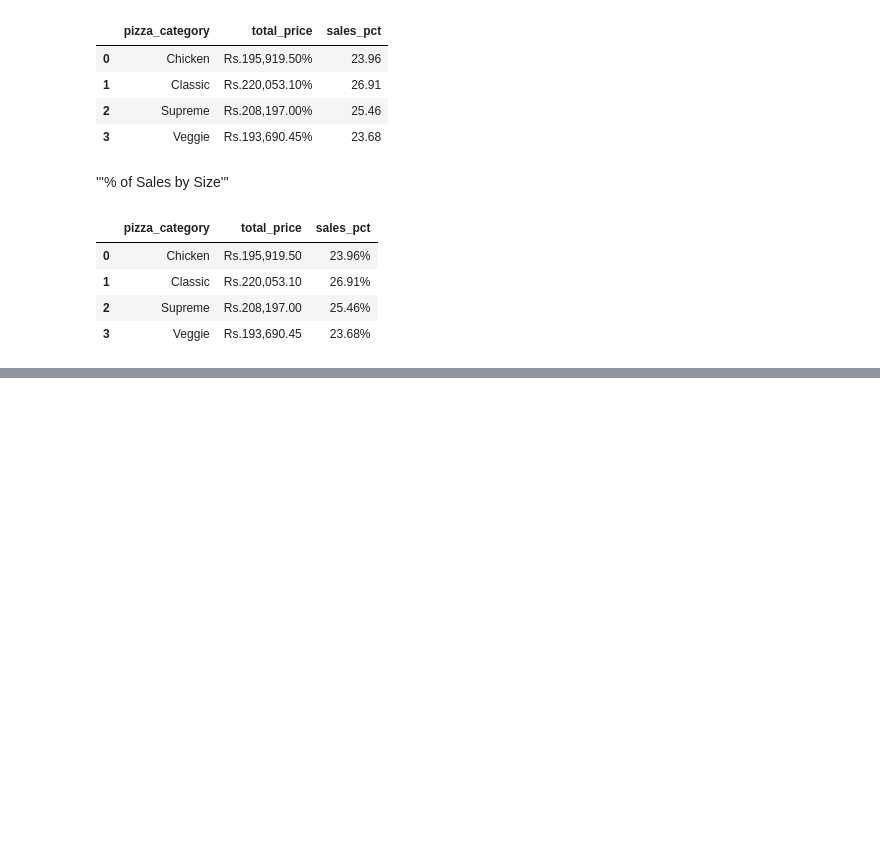
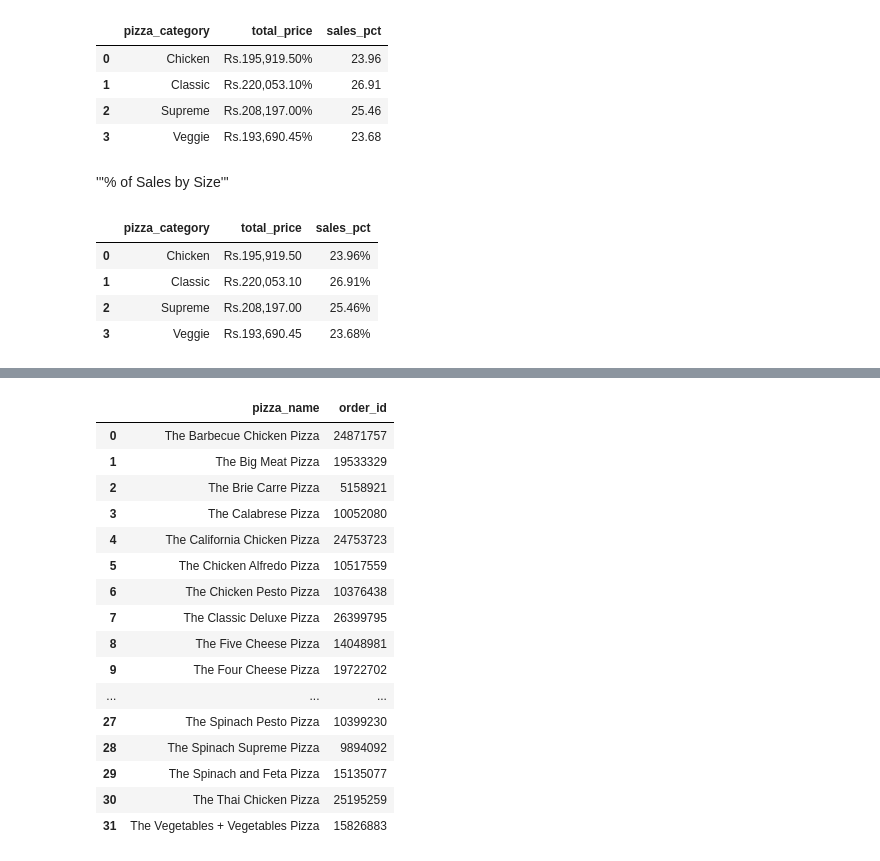
Before and after one commit to SmriteePoudel/DataScience, a Jupyter notebook: Pizza Sales.ipynb, the cells around one changed output, grey strips where cells are left out. Cells and saved outputs as stored; diff of their text form; code cells hidden in the pictures; blank space fills up the shorter version.

Commit message:
Top 5 most and least sold pizza

```diff
--- a/Pizza Sales.ipynb
+++ b/Pizza Sales.ipynb
@@ -159,0 +183,21 @@ cross_tab
+# %%
+top_pizza = df.groupby('pizza_name')['order_id'].sum().reset_index()
+top_pizza
+# %% [output]
+|  | pizza_name | order_id |
+| 0 | The Barbecue Chicken Pizza | 24871757 |
+| 1 | The Big Meat Pizza | 19533329 |
+| 2 | The Brie Carre Pizza | 5158921 |
+| 3 | The Calabrese Pizza | 10052080 |
+| 4 | The California Chicken Pizza | 24753723 |
+| 5 | The Chicken Alfredo Pizza | 10517559 |
+| 6 | The Chicken Pesto Pizza | 10376438 |
+| 7 | The Classic Deluxe Pizza | 26399795 |
+| 8 | The Five Cheese Pizza | 14048981 |
+| 9 | The Four Cheese Pizza | 19722702 |
+| ... | ... | ... |
+| 27 | The Spinach Pesto Pizza | 10399230 |
+| 28 | The Spinach Supreme Pizza | 9894092 |
+| 29 | The Spinach and Feta Pizza | 15135077 |
+| 30 | The Thai Chicken Pizza | 25195259 |
+| 31 | The Vegetables + Vegetables Pizza | 15826883 |
```
Also changed, not shown: parts of 6 cells of this notebook, 2 other files.
